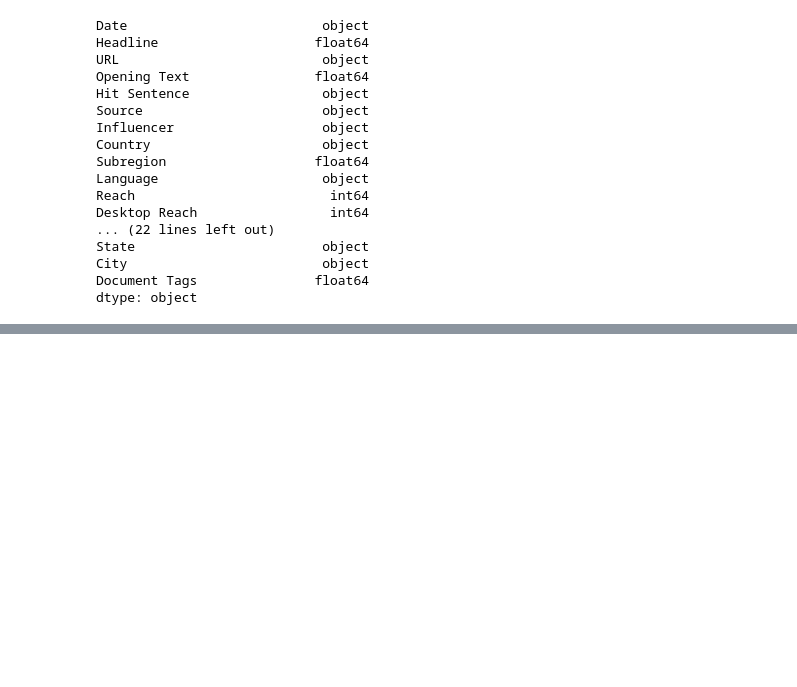
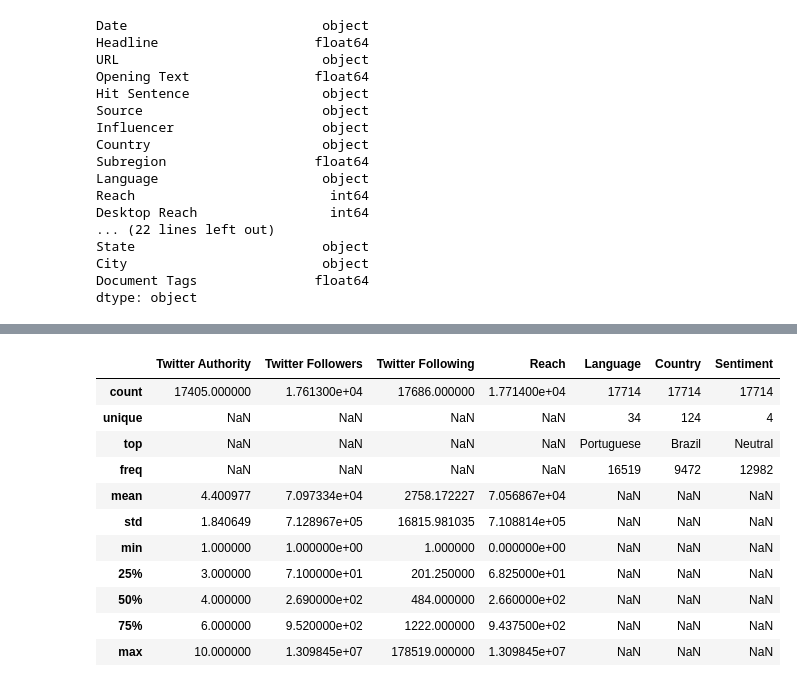
Before and after one commit to lucasbrassioli/fiap, a Jupyter notebook: Conceitos_e_Aplicações_em_Data_Mining.ipynb, the cells around one changed output, grey strips where cells are left out. Saved outputs shown, nothing was run; the diff lists cells and outputs as text; code cells hidden in the pictures; blank space fills up the shorter version.

```diff
--- a/Conceitos_e_Aplicações_em_Data_Mining.ipynb
+++ b/Conceitos_e_Aplicações_em_Data_Mining.ipynb
@@ -144,0 +105,15 @@ df[:2]
+# %%
+df.describe(include='all')
+# %% [output]
+|  | Twitter Authority | Twitter Followers | Twitter Following | Reach | Language | Country | Sentiment |
+| count | 17405.000000 | 1.761300e+04 | 17686.000000 | 1.771400e+04 | 17714 | 17714 | 17714 |
+| unique | NaN | NaN | NaN | NaN | 34 | 124 | 4 |
+| top | NaN | NaN | NaN | NaN | Portuguese | Brazil | Neutral |
+| freq | NaN | NaN | NaN | NaN | 16519 | 9472 | 12982 |
+| mean | 4.400977 | 7.097334e+04 | 2758.172227 | 7.056867e+04 | NaN | NaN | NaN |
+| std | 1.840649 | 7.128967e+05 | 16815.981035 | 7.108814e+05 | NaN | NaN | NaN |
+| min | 1.000000 | 1.000000e+00 | 1.000000 | 0.000000e+00 | NaN | NaN | NaN |
+| 25% | 3.000000 | 7.100000e+01 | 201.250000 | 6.825000e+01 | NaN | NaN | NaN |
+| 50% | 4.000000 | 2.690000e+02 | 484.000000 | 2.660000e+02 | NaN | NaN | NaN |
+| 75% | 6.000000 | 9.520000e+02 | 1222.000000 | 9.437500e+02 | NaN | NaN | NaN |
+| max | 10.000000 | 1.309845e+07 | 178519.000000 | 1.309845e+07 | NaN | NaN | NaN |
```
Also changed, not shown: parts of 48 cells of this notebook.
